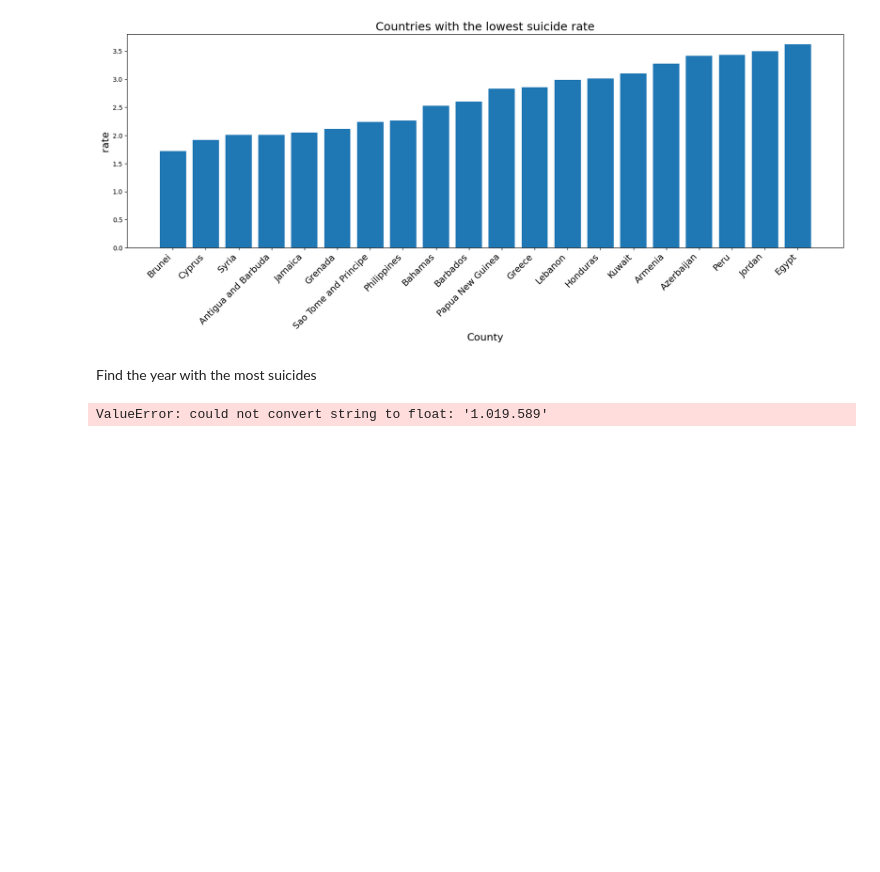
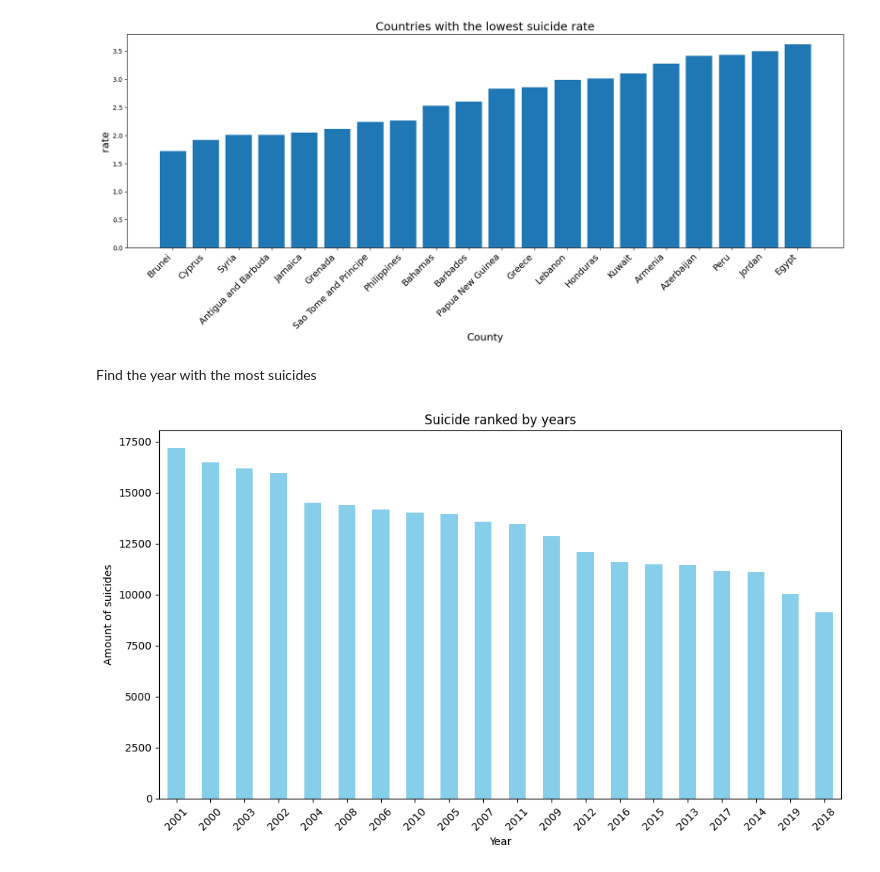
Before and after one commit to godoistvan/bevadat, a Jupyter notebook: suicidedata.ipynb, the cells around one changed output. Saved outputs shown, nothing was run; the diff lists cells and outputs as text; code cells hidden in the pictures; blank space fills up the shorter version.

```diff
--- a/suicidedata.ipynb
+++ b/suicidedata.ipynb
@@ -65,20 +65,19 @@ See the caveats in the documentation: https://pandas.pydata.org/pandas-docs/stab
 Find the year with the most suicides
 # %%
 data=pd.read_csv('death-rate-from-suicides-gho new.csv')
-data0=data0.dropna()
 data.columns=['Entity','code','Year','rate']
-data['rate']=data['rate'].astype(float)
+data['rate'] = pd.to_numeric(data['rate'], errors='coerce')
 yearly_suicides = data.groupby('Year')['rate'].sum()
 
 yearly_suicides_sorted = yearly_suicides.sort_values(ascending=False)
 
 plt.figure(figsize=(10, 6))
 yearly_suicides_sorted.plot(kind='bar', color='skyblue')
-plt.title('Legtöbb öngyilkosság év szerint')
-plt.xlabel('Év')
-plt.ylabel('Öngyilkosságok száma')
+plt.title('Suicide ranked by years')
+plt.xlabel('Year')
+plt.ylabel('Amount of suicides')
 plt.xticks(rotation=45)
 plt.tight_layout()
 plt.show()
 # %% [output]
-ValueError: could not convert string to float: '1.019.589'
+[figure, added]
```
Also changed, not shown: parts of 2 cells of this notebook.
